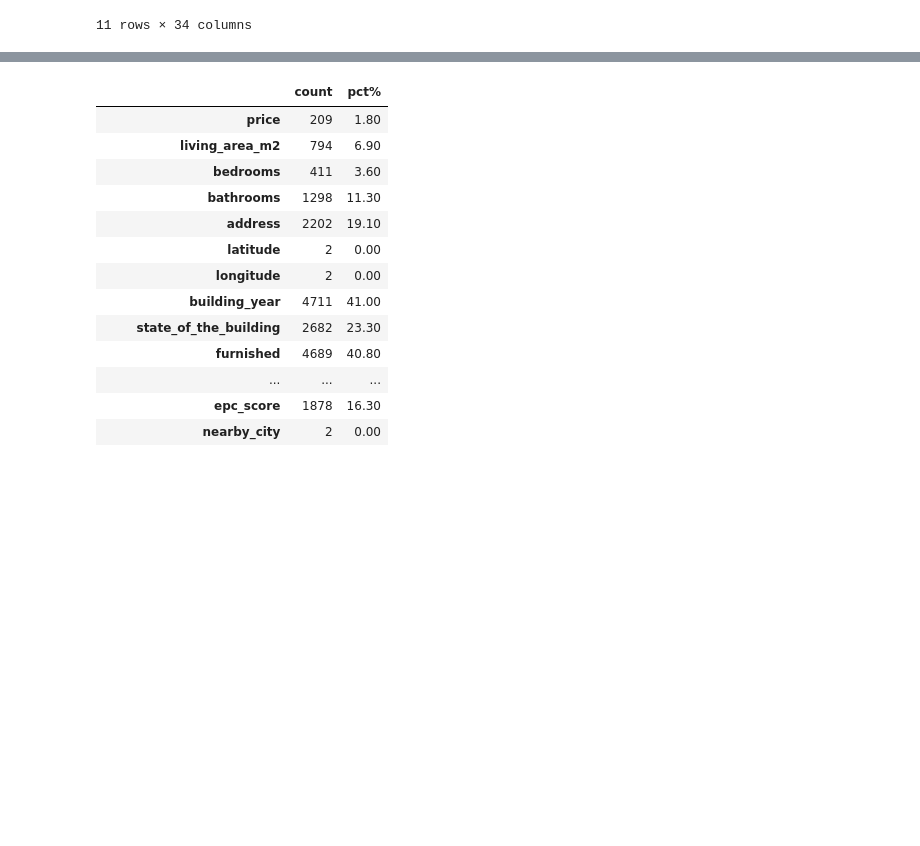
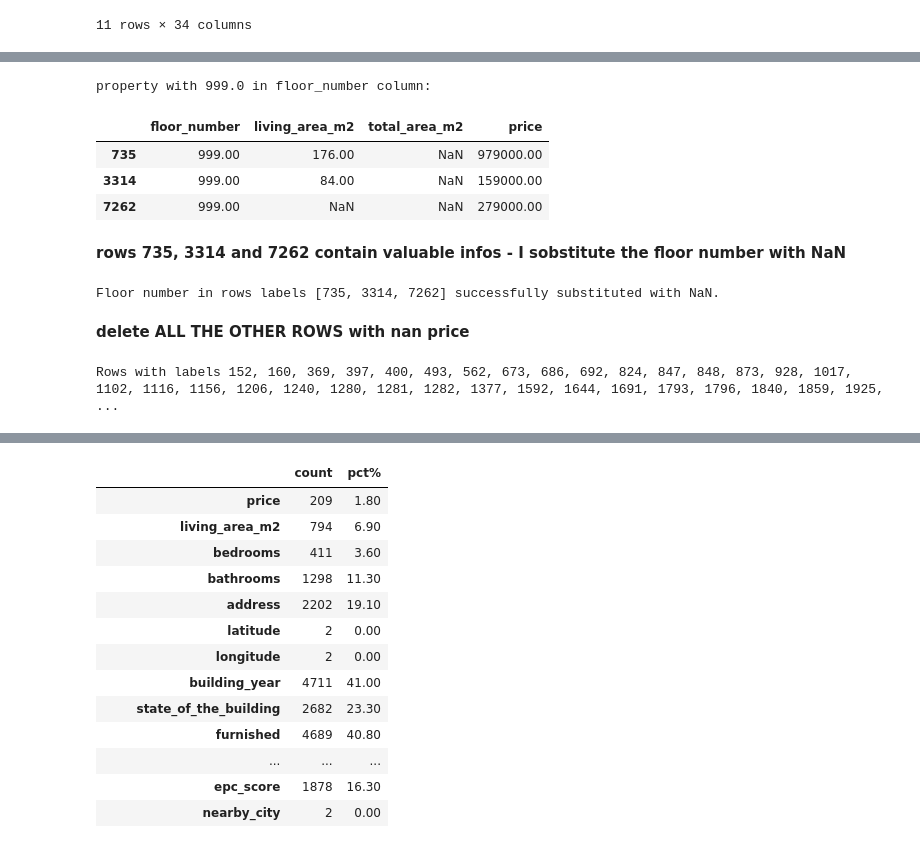
Before and after one commit to VictorCourtois135/immo-eliza-tigers-analysis, a Jupyter notebook: analysis/irene_dataset_check.ipynb, the cells around one changed output, grey strips where cells are left out. Drawn from its saved outputs; the diff is of its cells as text; code cells hidden in the pictures; blank space fills up the shorter version.

```diff
--- a/analysis/irene_dataset_check.ipynb
+++ b/analysis/irene_dataset_check.ipynb
@@ -83,0 +253,34 @@ df_immovlan.describe(include='all')
+# %%
+# floor_number outlier
+print(f"property with {df_immo['floor_number'].max()} in {'floor_number'} column:")
+condition = (df_immo['floor_number'] == 999.00)
+df_immo_target = df_immo[condition]
+indexes_to_be_manipulated = df_immo_target.index.tolist()
+
+df_immo.loc[condition, ['floor_number'] + columns_to_control]
+# %% [output]
+property with 999.0 in floor_number column:
+|  | floor_number | living_area_m2 | total_area_m2 | price |
+| 735 | 999.00 | 176.00 | NaN | 979000.00 |
+| 3314 | 999.00 | 84.00 | NaN | 159000.00 |
+| 7262 | 999.00 | NaN | NaN | 279000.00 |
+# %% [markdown]
+**rows 735, 3314 and 7262 contain valuable infos - I sobstitute the floor number with NaN**
+# %%
+# converting 999 to NaN
+
+for row in indexes_to_be_manipulated:
+    df_immo.loc[condition, 'floor_number'] = np.nan
+print(f'Floor number in rows labels {indexes_to_be_manipulated} successfully substituted with NaN.')
+# %% [output]
+Floor number in rows labels [735, 3314, 7262] successfully substituted with NaN.
+# %% [markdown]
+**delete ALL THE OTHER ROWS with nan price**
+# %%
+indexes_to_be_deleted = df_immo[df_immo['price'].isna()].index.tolist()
+
+df_immo.drop(indexes_to_be_deleted)
+deleted_indexes = ", ".join(map(str, indexes_to_be_deleted))
+print(f'Rows with labels {deleted_indexes} with NaN price habe been successfully deleted.')
+# %% [output]
+Rows with labels 152, 160, 369, 397, 400, 493, 562, 673, 686, 692, 824, 847, 848, 873, 928, 1017, 1102, 1116, 1156, 1206, 1240, 1280, 1281, 1282, 1377, 1592, 1644, 1691, 1793, 1796, 1840, 1859, 1925,  ...
```
Also changed, not shown: parts of 16 cells of this notebook, 1 other file.
